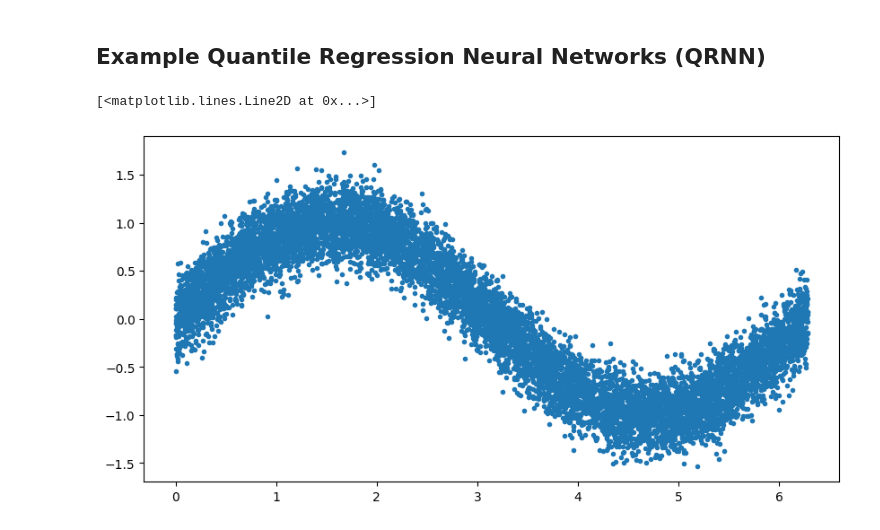
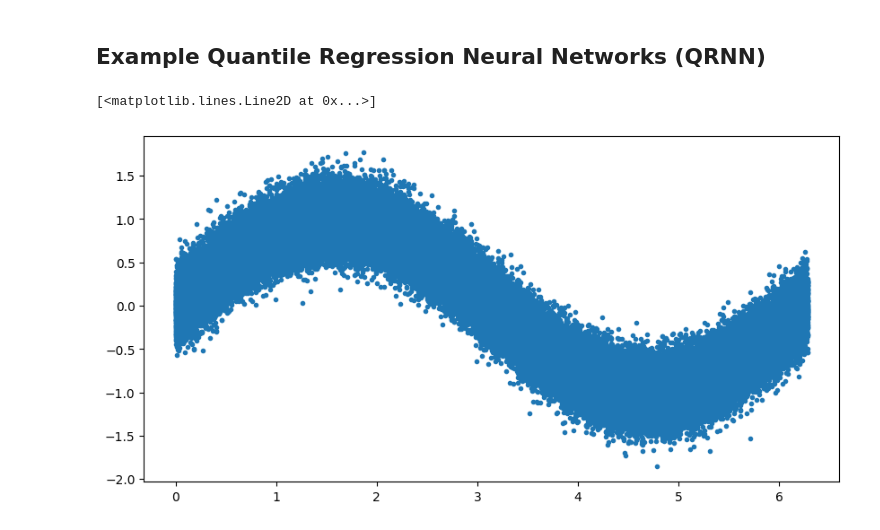
Before and after one commit to filipronn/SEEX30_Cloud_Fog, a Jupyter notebook: Cloud_rm/qrnn_example.ipynb, the cells around one changed output. Cells and saved outputs as stored; diff of their text form; code cells hidden in the pictures.

```diff
--- a/Cloud_rm/qrnn_example.ipynb
+++ b/Cloud_rm/qrnn_example.ipynb
@@ -148,11 +148,11 @@ def draw_sample_sin(n_samps, sigma):
     y=np.sin(x)+noise
     return x,y
 # %%
-x,y = draw_sample_sin(10000,0.2)
+x,y = draw_sample_sin(100000,0.2)
 plt.plot(x,y,'.')
 # %% [output]
 [<matplotlib.lines.Line2D at 0x...>]
-[figure, old version]
+[figure, new version]
 # %%
 x=np.array([x]).T
 X_train, X_test, y_train, y_test=train_test_split(x,y,test_size=0.05)
```
Also changed, not shown: parts of 6 cells of this notebook, 5 other files.
